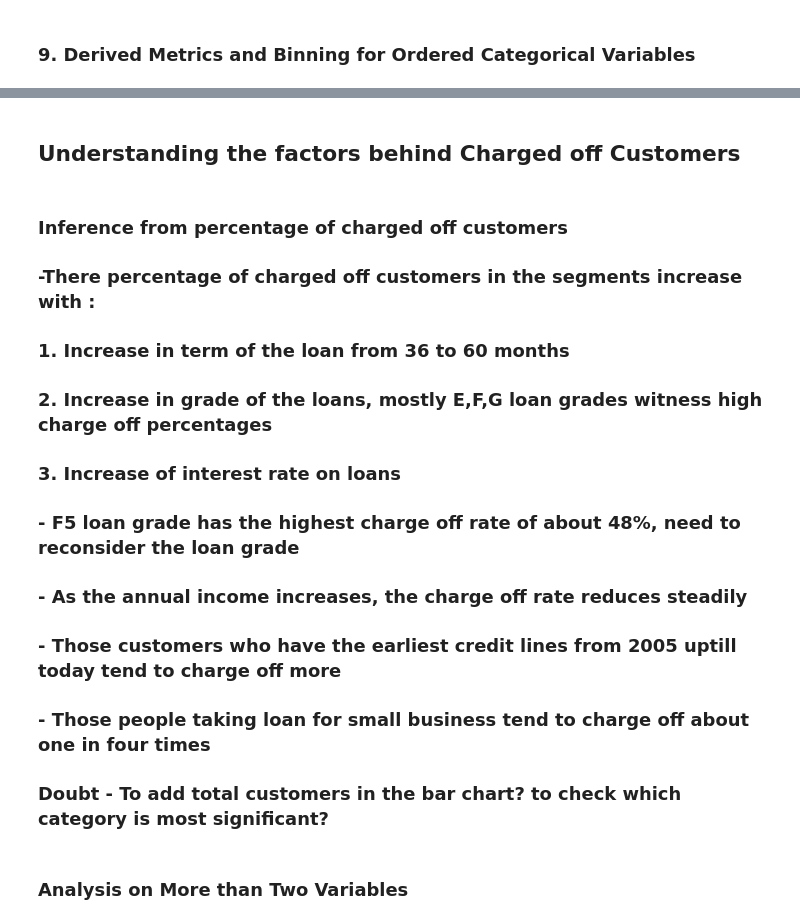
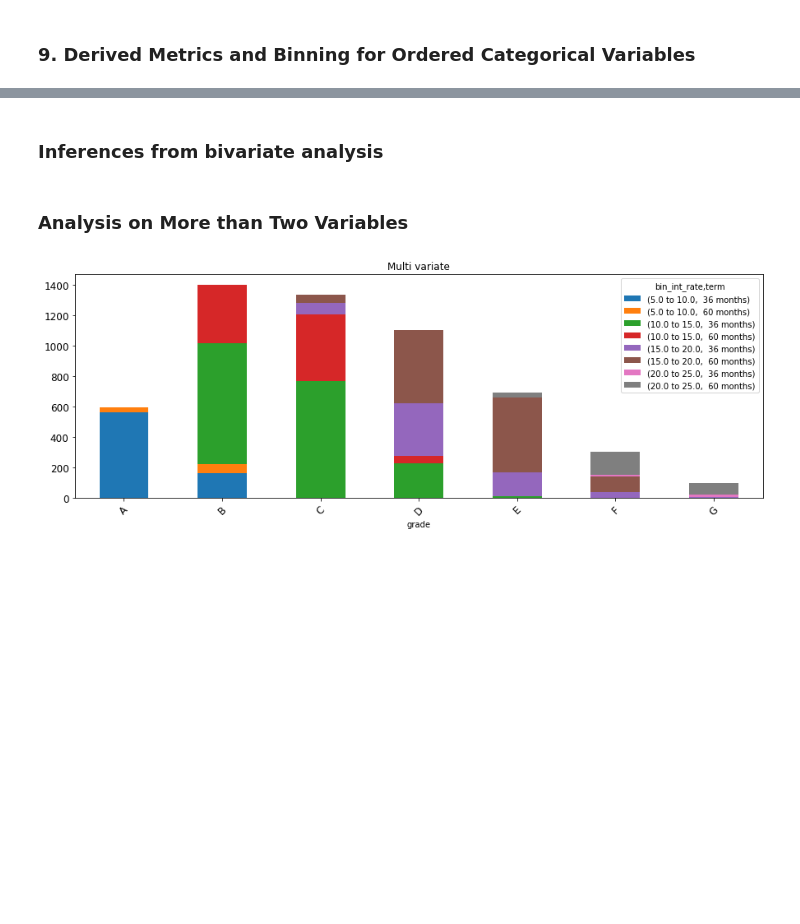
Before and after one commit to karthickchetti/LendingClubCaseStudy, a Jupyter notebook: Karthick_Chetti.ipynb, the cells around one changed output, grey strips where cells are left out. Cells and saved outputs as stored; diff of their text form; code cells hidden in the pictures; blank space fills up the shorter version.

```diff
--- a/Karthick_Chetti.ipynb
+++ b/Karthick_Chetti.ipynb
@@ -391,5 +383,0 @@ for i in unordered_cat_data:
-# %%
-# Plotting bar chart for unordered categorical variables
-for col in unordered_cat_data:
-    if col not in ("zip_code","addr_state"):
-        plot_bar_cat(lc_df,col,"loan_status",0.1,90)
@@ -487,2 +510,2 @@ lc_df.head()
 # %% [markdown]
-## Understanding the factors behind Charged off Customers
+### **Inferences from bivariate analysis**
@@ -520,18 +512,10 @@ for col in lc_df.columns:
-# %% [markdown]
-### **Inference from percentage of charged off customers**
-### -There percentage of charged off customers in the segments increase with :
-### 1. Increase in term of the loan from 36 to 60 months
-### 2. Increase in grade of the loans, mostly E,F,G loan grades witness high charge off percentages
-### 3. Increase of interest rate on loans
-### - F5 loan grade has the highest charge off rate of about 48%, need to reconsider the loan grade
-### - As the annual income increases, the charge off rate reduces steadily
-### - Those customers who have the earliest credit lines from 2005 uptill today tend to charge off more
-### - Those people taking loan for small business tend to charge off about one in four times
-
-### Doubt - To add total customers in the bar chart? to check which category is most significant?
 # %% [markdown]
 ### **Analysis on More than Two Variables**
 # %%
 lc_df.columns
 # %%
-pivot=pd.pivot_table(lc_df,values="id",index="grade",columns=("loan_status","sub_grade",),aggfunc=lambda x: len(x.unique()))
+pivot=pd.pivot_table(lc_df,values="id",index="grade",columns=("bin_int_rate","term",),aggfunc=lambda x: len(x.unique()))
+pivot.plot(kind='bar', stacked=True,figsize=(15,5),use_index=True,title="Multi variate",rot=45,fontsize=12)
+plt.show()
+# %% [output]
+[figure, added]
```
Also changed, not shown: parts of 26 cells of this notebook, 1 other file.
